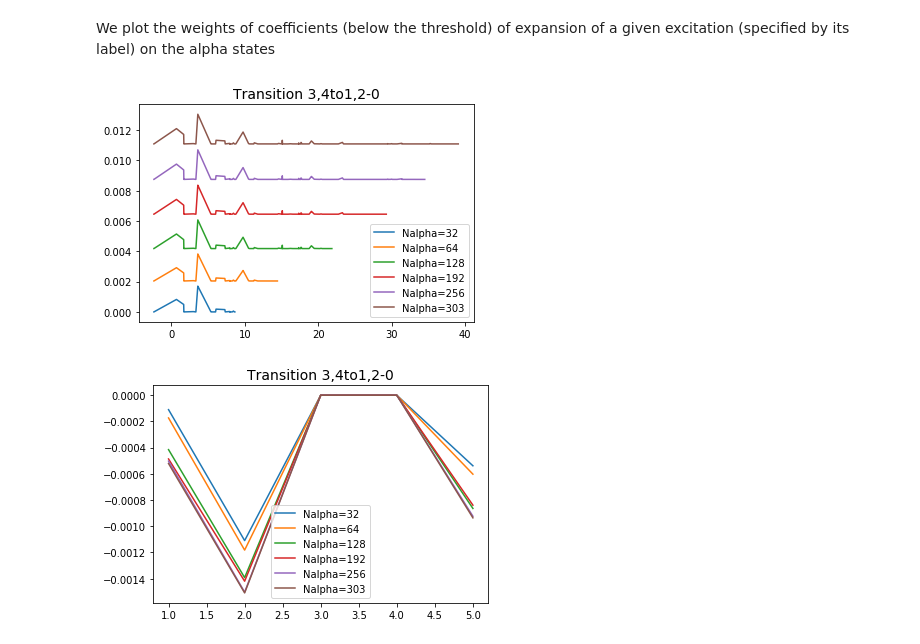
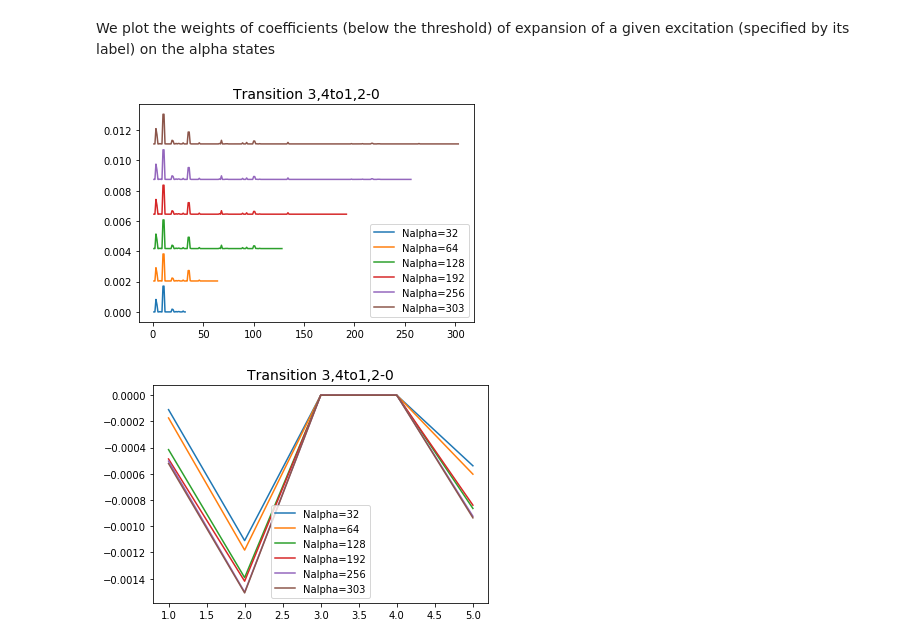
Before and after one commit to luigigenovese/KPM-nb, a Jupyter notebook: POLARIZABILITY/N2/Analysis_of_Excitonic_States.ipynb, the cells around one changed output. Cells and saved outputs as stored; diff of their text form; code cells hidden in the pictures.

```diff
--- a/POLARIZABILITY/N2/Analysis_of_Excitonic_States.ipynb
+++ b/POLARIZABILITY/N2/Analysis_of_Excitonic_States.ipynb
@@ -65,7 +65,7 @@ for na in nalpha:
     print C_ext.shape
     E2,C_E2 = np.linalg.eigh(C_ext)
     C_E2 = C_E2.T
-    eigenproblems[na] = (C_ext,E2,C_E2)
+    eigenproblems[na] = (C_ext,E2,C_E2,dipoles_ext)
 # %% [output]
 (320, 320)
 (640, 640)
@@ -88,7 +88,7 @@ Validation terminated
 We choose a set of excitations and build the excitations dictionary
 # %%
 reload(R)
-exc = [i for i in range(1,30)]
+exc = [i for i in range(1,100)]
 excitations = R.buildExcitations(numOrb,nalpha,exc,eigenproblems)
 excitations = R.removeDegenarices(excitations)
 # %%
@@ -210,10 +218,10 @@ We plot the weights of coefficients (below the threshold) of expansion of a give
 # %%
 reload(R)
 %matplotlib inline
 selexc = '3,4to1,2-0' #'3,4to1,2-3+3,4to1,2-4'
-R.weightAlphaPlot(selexc,excitations,Data,numOrb,True)
+R.weightAlphaPlot(selexc,excitations,Data,numOrb,False)
 # %% [output]
-[figure, old version]
+[figure, new version]
 # %%
 selexc = '3,4to1,2-0' #'5to2-0+5to1-0'
 offs = 0.0
```
Also changed, not shown: parts of 9 cells of this notebook, 29 other files.
